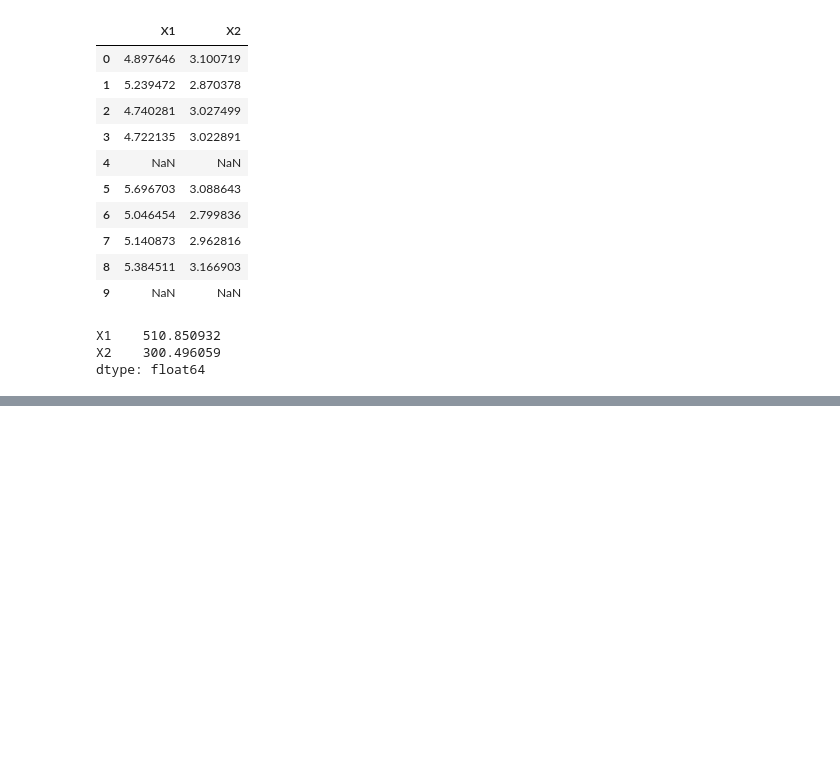
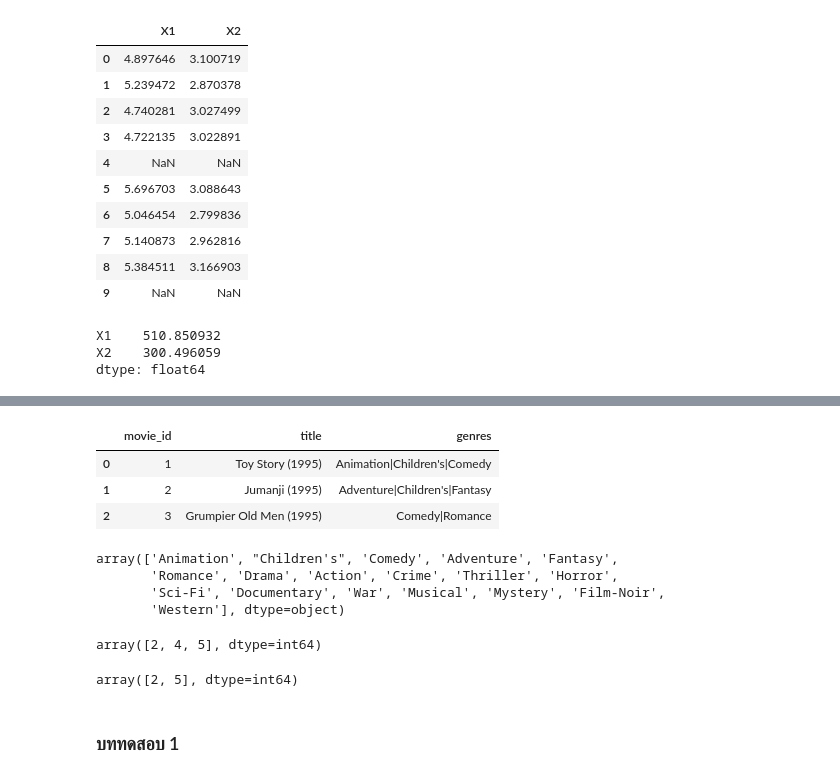
Before and after one commit to chan-prk/pydata-book, a Jupyter notebook: chan_folder/4experiment.ipynb, the cells around one changed output, grey strips where cells are left out. Cells and saved outputs as stored; diff of their text form; code cells hidden in the pictures; blank space fills up the shorter version.

```diff
--- a/chan_folder/4experiment.ipynb
+++ b/chan_folder/4experiment.ipynb
@@ -368,0 +436,28 @@ dtype: float64
+# %%
+mnames = ['movie_id', 'title', 'genres']
+movies = pd.read_table('../datasets/movielens/movies.dat', sep='::',
+                       header=None, names=mnames)
+movies[:3]
+# %% [output]
+|  | movie_id | title | genres |
+| 0 | 1 | Toy Story (1995) | Animation|Children's|Comedy |
+| 1 | 2 | Jumanji (1995) | Adventure|Children's|Fantasy |
+| 2 | 3 | Grumpier Old Men (1995) | Comedy|Romance |
+# %%
+all_genres = []
+for x in movies.genres:
+    all_genres.extend(x.split('|'))
+genres = pd.unique(all_genres)
+genres
+# %% [output]
+array(['Animation', "Children's", 'Comedy', 'Adventure', 'Fantasy',
+       'Romance', 'Drama', 'Action', 'Crime', 'Thriller', 'Horror',
+       'Sci-Fi', 'Documentary', 'War', 'Musical', 'Mystery', 'Film-Noir',
+       'Western'], dtype=object)
+# %%
+#scratchpad
+l = ['Comedy', 'Fantasy', 'Romance']
+li = [np.where(genres == e)[0] for e in l] # np.where คืน result เป็น tuple of array เราต้องแกะออกมาหนึ่งชั้นให้เป็น array เฉยๆ
+np.concatenate(li)
+# %% [output]
+array([2, 4, 5], dtype=int64)
@@ -368,0 +467,7 @@ dtype: float64
+# %%
+#scratchpad
+findIndex('Comedy|Romance'.split('|'))
+# %% [output]
+array([2, 5], dtype=int64)
+# %% [markdown]
+### บททดสอบ 1
```
Also changed, not shown: parts of 24 cells of this notebook, 9 other files.
